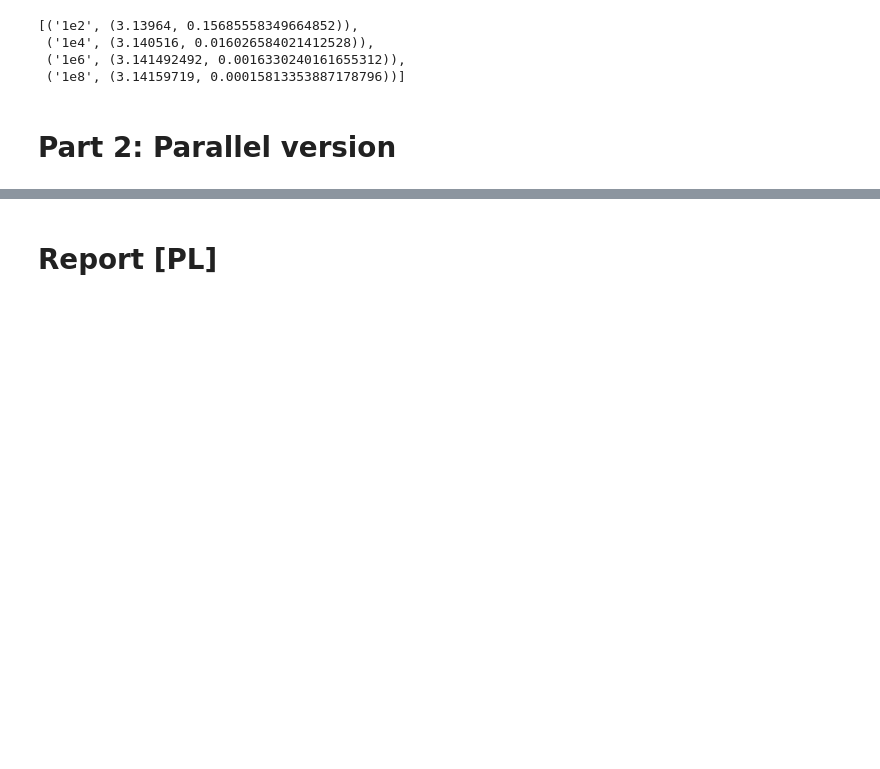
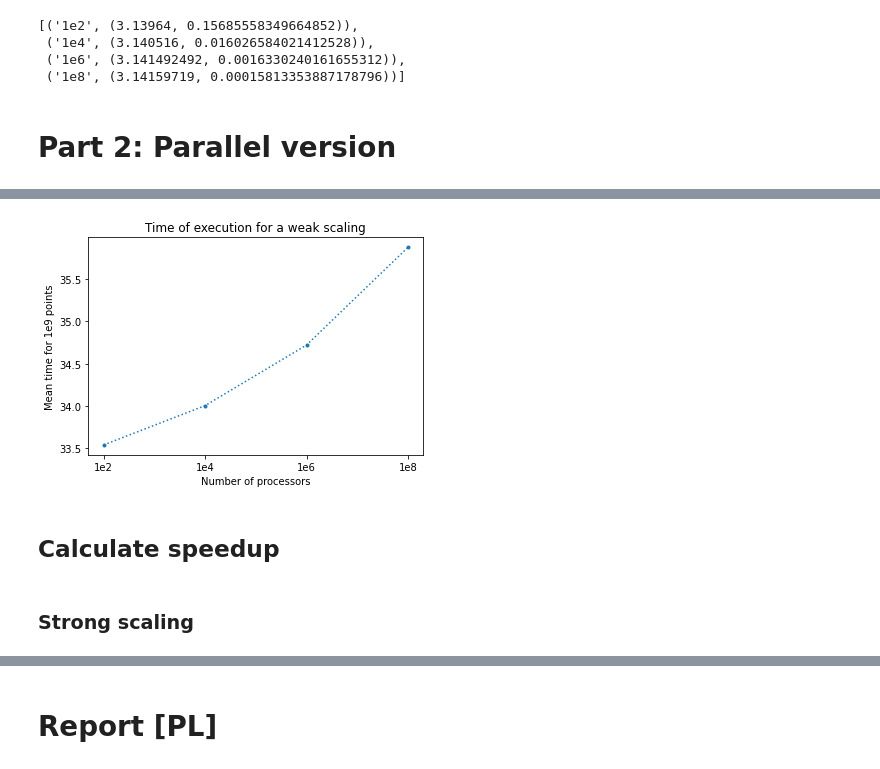
Before and after one commit to Mlokos/ParallelProgramming, a Jupyter notebook: lab2/PI Monte Carlo.ipynb, the cells around one changed output, grey strips where cells are left out. Saved outputs shown, nothing was run; the diff lists cells and outputs as text; code cells hidden in the pictures; blank space fills up the shorter version.

```diff
--- a/lab2/PI Monte Carlo.ipynb
+++ b/lab2/PI Monte Carlo.ipynb
@@ -49,0 +107,12 @@ list(zip(["1e2", "1e4", "1e6", "1e8"], list(zip(y, e))))
+# %%
+plt.plot(x, y_weak_time, linestyle='dotted', marker='.')
+plt.title("Time of execution for a weak scaling")
+plt.ylabel("Mean time for 1e9 points")
+plt.xlabel("Number of processors")
+plt.show()
+# %% [output]
+[figure, added]
+# %% [markdown]
+## Calculate speedup
+# %% [markdown]
+### Strong scaling
```
Also changed, not shown: parts of 16 cells of this notebook.
